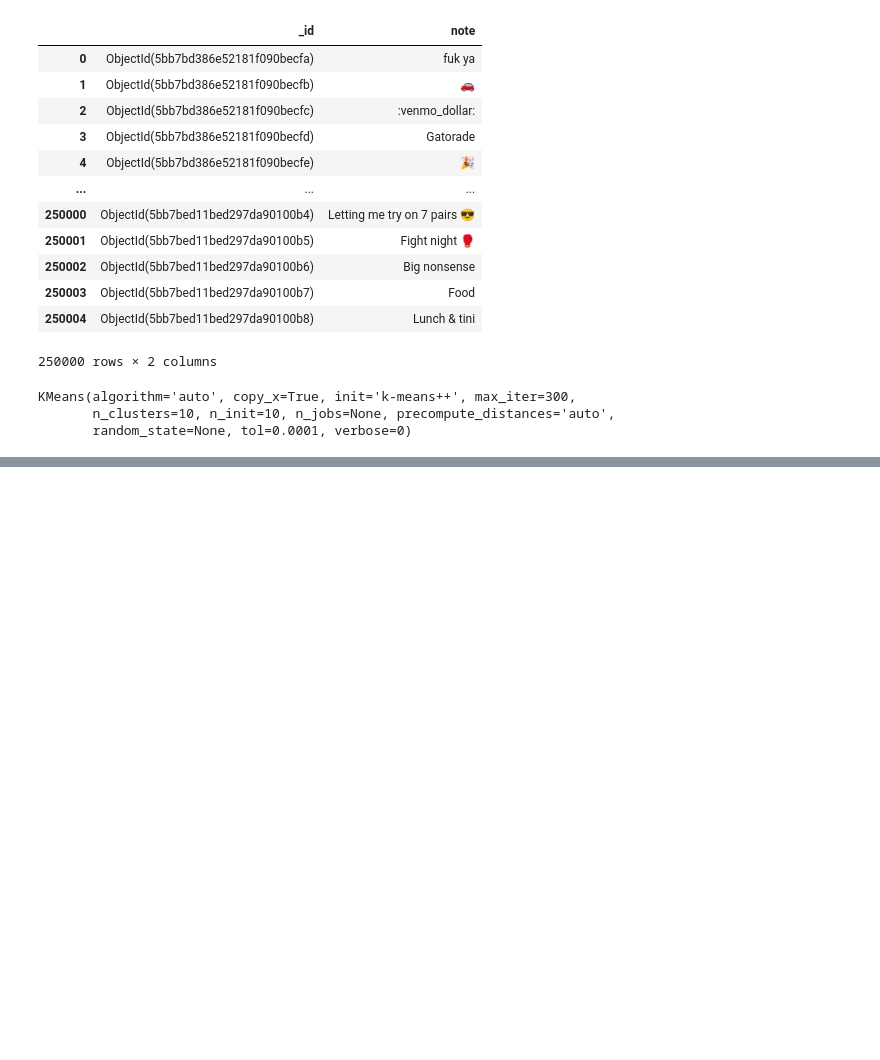
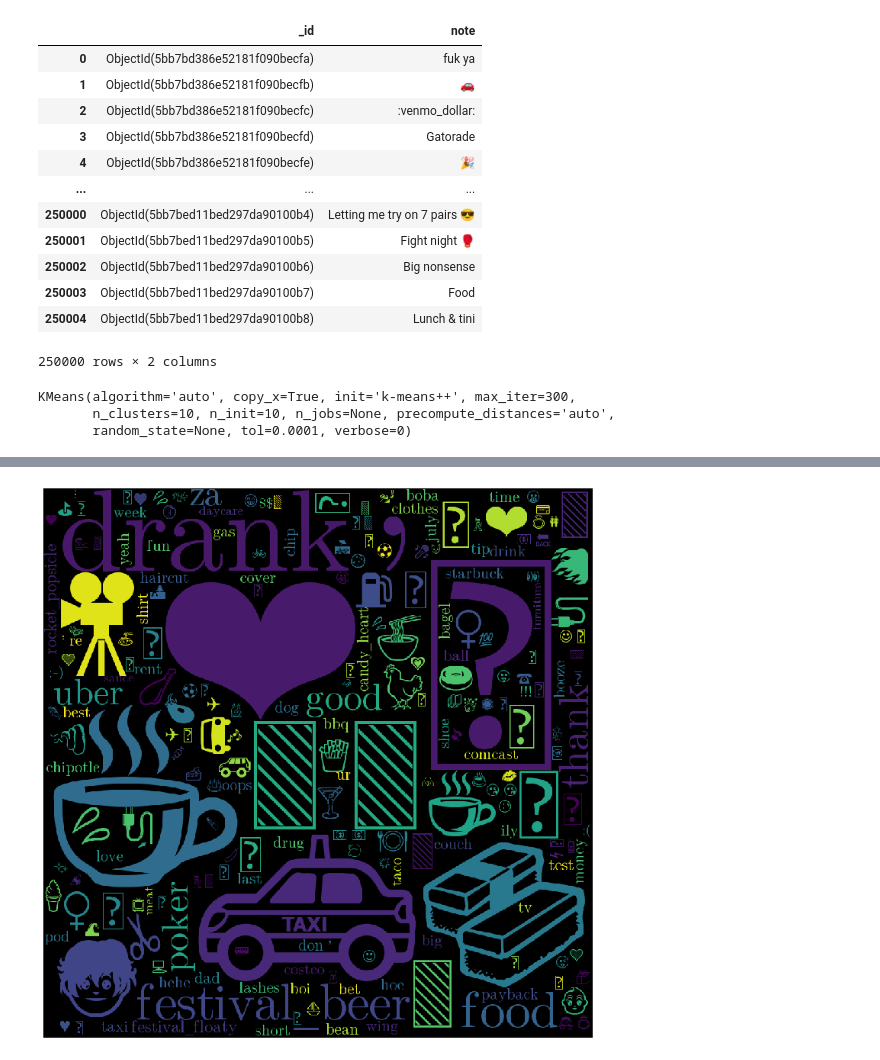
Before and after one commit to prasantadh/venmo-analytics, a Jupyter notebook: notes.ipynb, the cells around one changed output, grey strips where cells are left out. Saved outputs shown, nothing was run; the diff lists cells and outputs as text; code cells hidden in the pictures; blank space fills up the shorter version.

```diff
--- a/notes.ipynb
+++ b/notes.ipynb
@@ -110,0 +128,5 @@ plt.show()
+# %%
+#cluster 1
+create_cluster_cloud(1)
+# %% [output]
+[figure, added]
```
Also changed, not shown: parts of 13 cells of this notebook, 1 other file.
